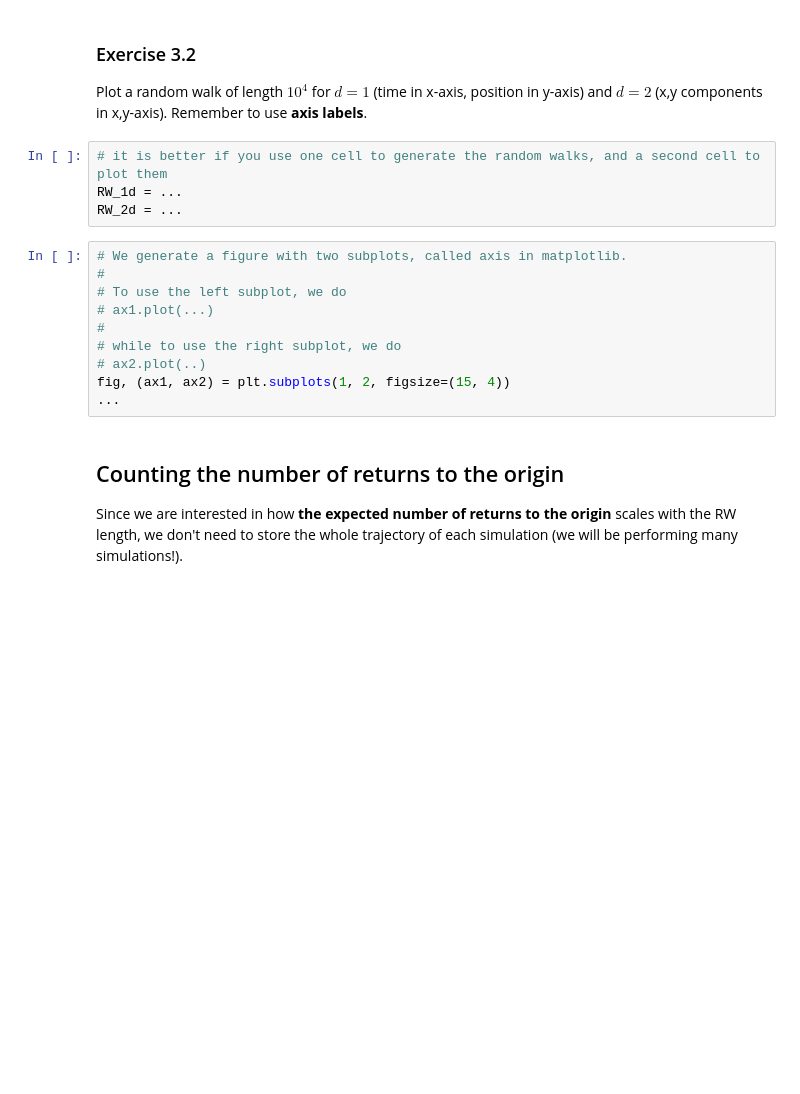
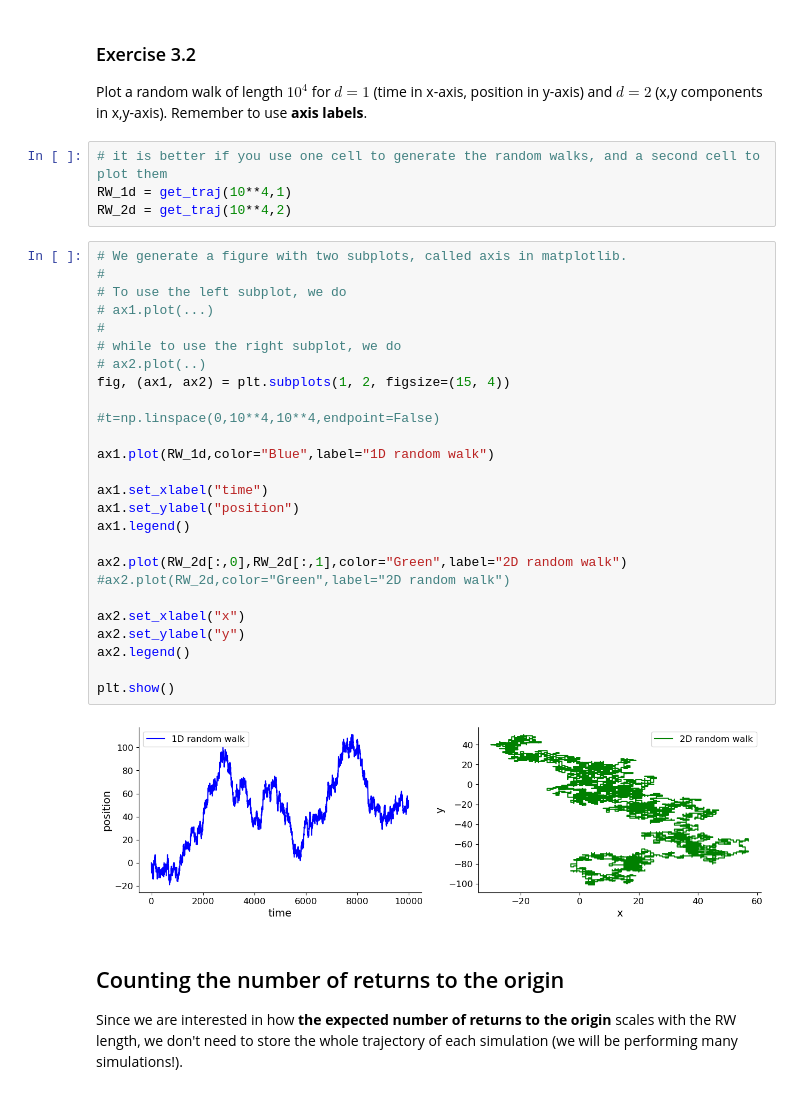
Before and after one commit to 12nihil12/fis_stat, a Jupyter notebook: notebooks/3-Random-Walks.ipynb, the cells around one changed output. Drawn from its saved outputs; the diff is of its cells as text; blank space fills up the shorter version.

```diff
--- a/notebooks/3-Random-Walks.ipynb
+++ b/notebooks/3-Random-Walks.ipynb
@@ -112,18 +112,36 @@ for dim in range(1, 5):
 Plot a random walk of length $10^4$ for $d=1$ (time in x-axis, position in y-axis) and $d=2$ (x,y components in x,y-axis). Remember to use **axis labels**.
 # %%
 # it is better if you use one cell to generate the random walks, and a second cell to plot them
-RW_1d = ...
-RW_2d = ...
+RW_1d = get_traj(10**4,1)
+RW_2d = get_traj(10**4,2)
 # %%
 # We generate a figure with two subplots, called axis in matplotlib.
 #
 # To use the left subplot, we do
 # ax1.plot(...)
 #
 # while to use the right subplot, we do
 # ax2.plot(..)
 fig, (ax1, ax2) = plt.subplots(1, 2, figsize=(15, 4))
-...
+
+#t=np.linspace(0,10**4,10**4,endpoint=False)
+
+ax1.plot(RW_1d,color="Blue",label="1D random walk")
+
+ax1.set_xlabel("time")
+ax1.set_ylabel("position")
+ax1.legend()
+
+ax2.plot(RW_2d[:,0],RW_2d[:,1],color="Green",label="2D random walk")
+#ax2.plot(RW_2d,color="Green",label="2D random walk")
+
+ax2.set_xlabel("x")
+ax2.set_ylabel("y")
+ax2.legend()
+
+plt.show()
+# %% [output]
+[figure, added]
 # %% [markdown]
 ## Counting the number of returns to the origin
 Since we are interested in how **the expected number of returns to the origin** scales with the RW length, we don't need to store the whole trajectory of each simulation (we will be performing many simulations!).
```
Also changed, not shown: parts of 9 cells of this notebook, 1 other file.
